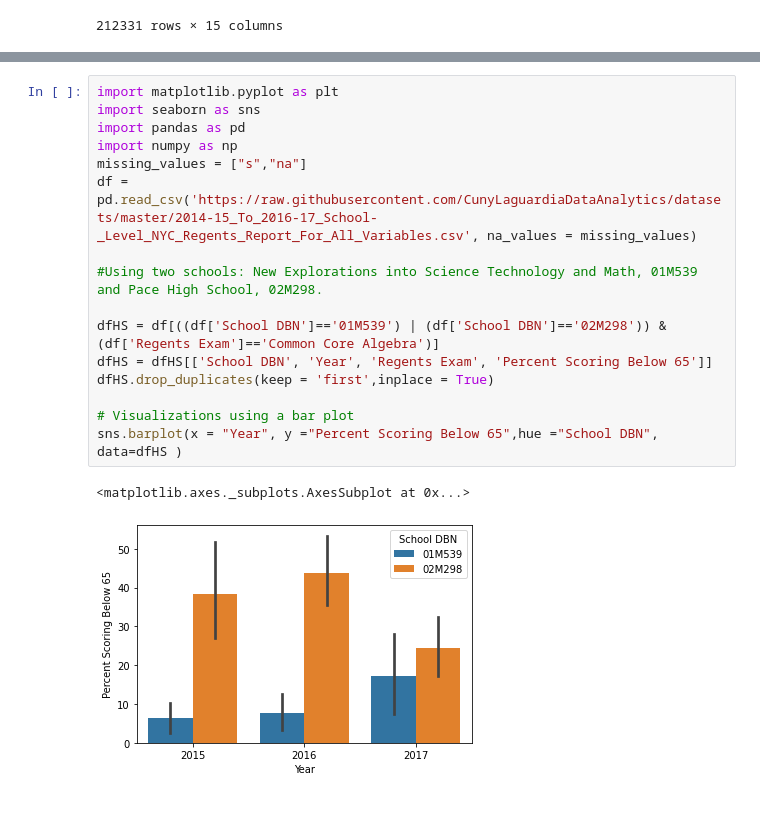
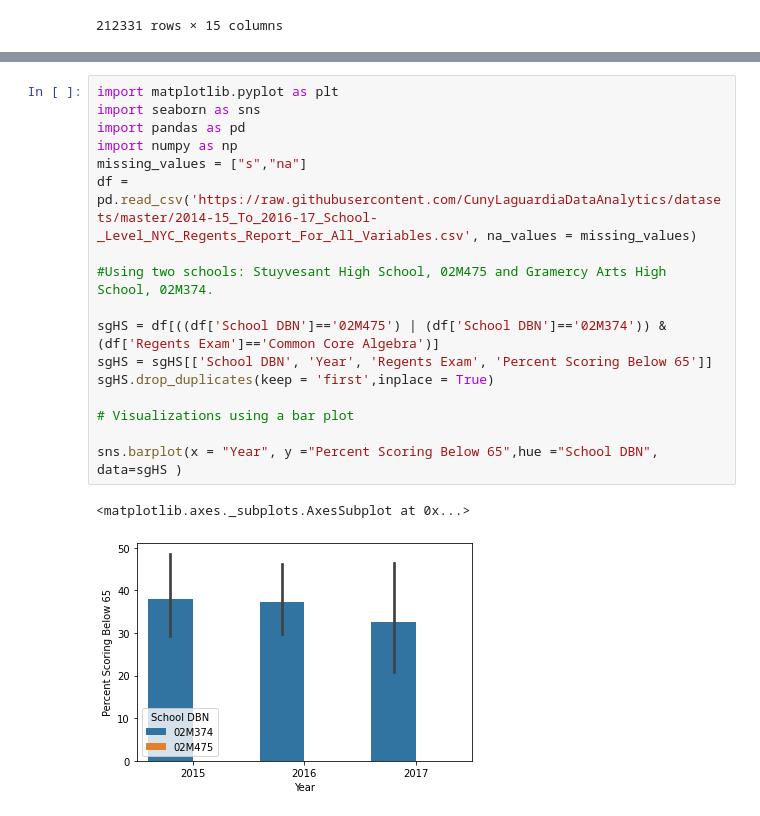
Before and after one commit to broom241/PythonProject1, a Jupyter notebook: Unit_3_,_Data_Analytics_in_Python,_Project_1.ipynb, the cells around one changed output, grey strips where cells are left out. Saved outputs shown, nothing was run; the diff lists cells and outputs as text.

```diff
--- a/Unit_3_,_Data_Analytics_in_Python,_Project_1.ipynb
+++ b/Unit_3_,_Data_Analytics_in_Python,_Project_1.ipynb
@@ -77,19 +60,20 @@ sns.lineplot(x='Regents Exam', y='Mean Score', data=df)
 # %%
 import matplotlib.pyplot as plt
 import seaborn as sns
 import pandas as pd
 import numpy as np
 missing_values = ["s","na"]
 df = pd.read_csv('https://raw.githubusercontent.com/CunyLaguardiaDataAnalytics/datasets/master/2014-15_To_2016-17_School-_Level_NYC_Regents_Report_For_All_Variables.csv', na_values = missing_values)
 
-#Using two schools: New Explorations into Science Technology and Math, 01M539 and Pace High School, 02M298.
+#Using two schools: Stuyvesant High School, 02M475 and Gramercy Arts High School, 02M374.
 
-dfHS = df[((df['School DBN']=='01M539') | (df['School DBN']=='02M298')) & (df['Regents Exam']=='Common Core Algebra')]
-dfHS = dfHS[['School DBN', 'Year', 'Regents Exam', 'Percent Scoring Below 65']]
-dfHS.drop_duplicates(keep = 'first',inplace = True)
+sgHS = df[((df['School DBN']=='02M475') | (df['School DBN']=='02M374')) & (df['Regents Exam']=='Common Core Algebra')]
+sgHS = sgHS[['School DBN', 'Year', 'Regents Exam', 'Percent Scoring Below 65']]
+sgHS.drop_duplicates(keep = 'first',inplace = True)
 
 # Visualizations using a bar plot
-sns.barplot(x = "Year", y ="Percent Scoring Below 65",hue ="School DBN", data=dfHS )
+
+sns.barplot(x = "Year", y ="Percent Scoring Below 65",hue ="School DBN", data=sgHS )
 # %% [output]
 <matplotlib.axes._subplots.AxesSubplot at 0x...>
-[figure, old version]
+[figure, new version]
```
Also changed, not shown: parts of 1 cell of this notebook.
